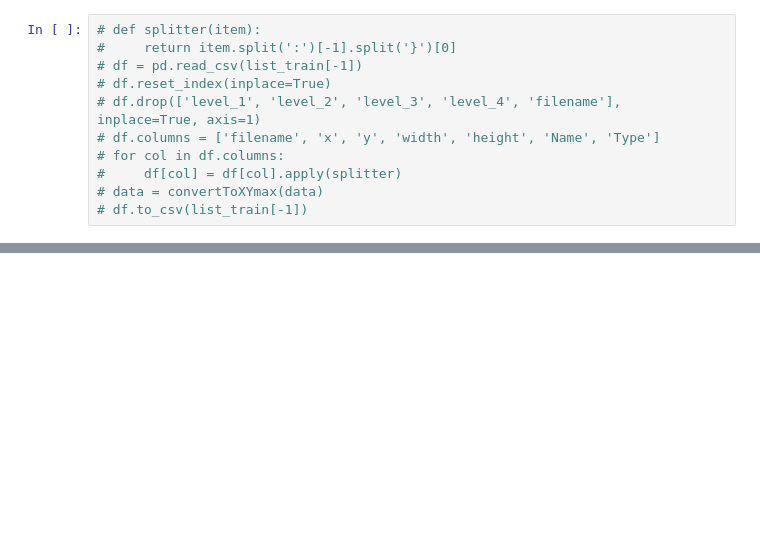
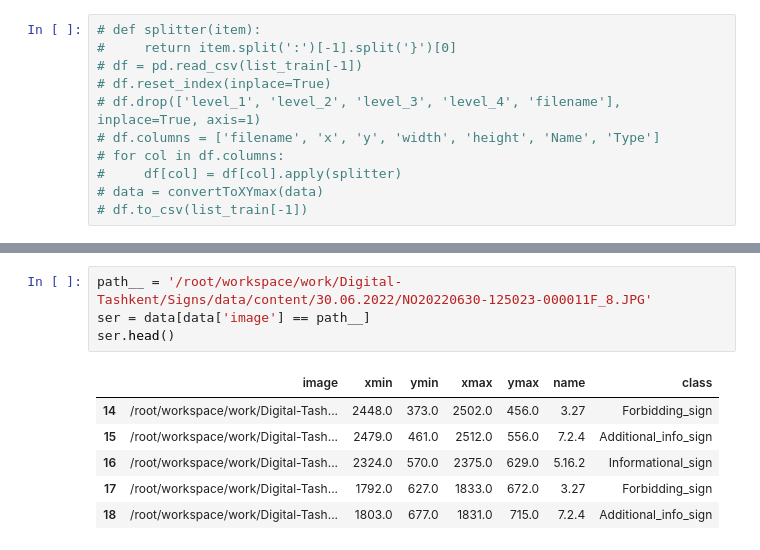
Before and after one commit to t1masavin/traffic-detection, a Jupyter notebook: classification/cls.ipynb, the cells around one changed output, grey strips where cells are left out. Saved outputs shown, nothing was run; the diff lists cells and outputs as text; blank space fills up the shorter version.

```diff
--- a/classification/cls.ipynb
+++ b/classification/cls.ipynb
@@ -93,0 +192,11 @@ plt.imshow(get_crop(im, bbox))
+# %%
+path__ = '/root/workspace/work/Digital-Tashkent/Signs/data/content/30.06.2022/NO20220630-125023-000011F_8.JPG'
+ser = data[data['image'] == path__]
+ser.head()
+# %% [output]
+|  | image | xmin | ymin | xmax | ymax | name | class |
+| 14 | /root/workspace/work/Digital-Tash... | 2448.0 | 373.0 | 2502.0 | 456.0 | 3.27 | Forbidding_sign |
+| 15 | /root/workspace/work/Digital-Tash... | 2479.0 | 461.0 | 2512.0 | 556.0 | 7.2.4 | Additional_info_sign |
+| 16 | /root/workspace/work/Digital-Tash... | 2324.0 | 570.0 | 2375.0 | 629.0 | 5.16.2 | Informational_sign |
+| 17 | /root/workspace/work/Digital-Tash... | 1792.0 | 627.0 | 1833.0 | 672.0 | 3.27 | Forbidding_sign |
+| 18 | /root/workspace/work/Digital-Tash... | 1803.0 | 677.0 | 1831.0 | 715.0 | 7.2.4 | Additional_info_sign |
```
Also changed, not shown: parts of 10 cells of this notebook.
